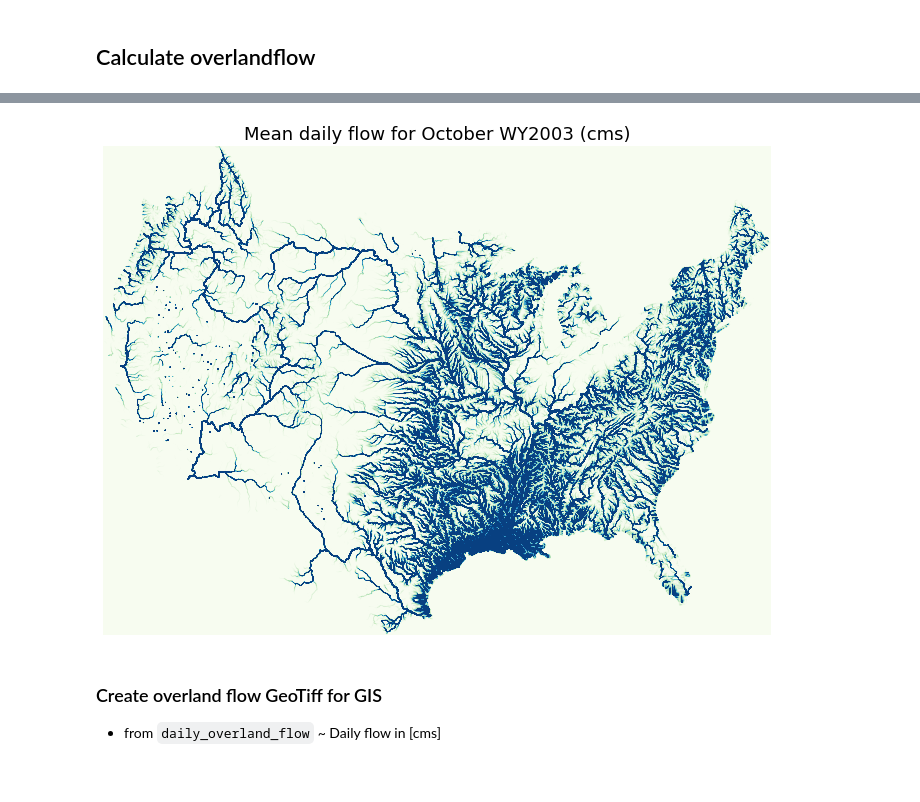
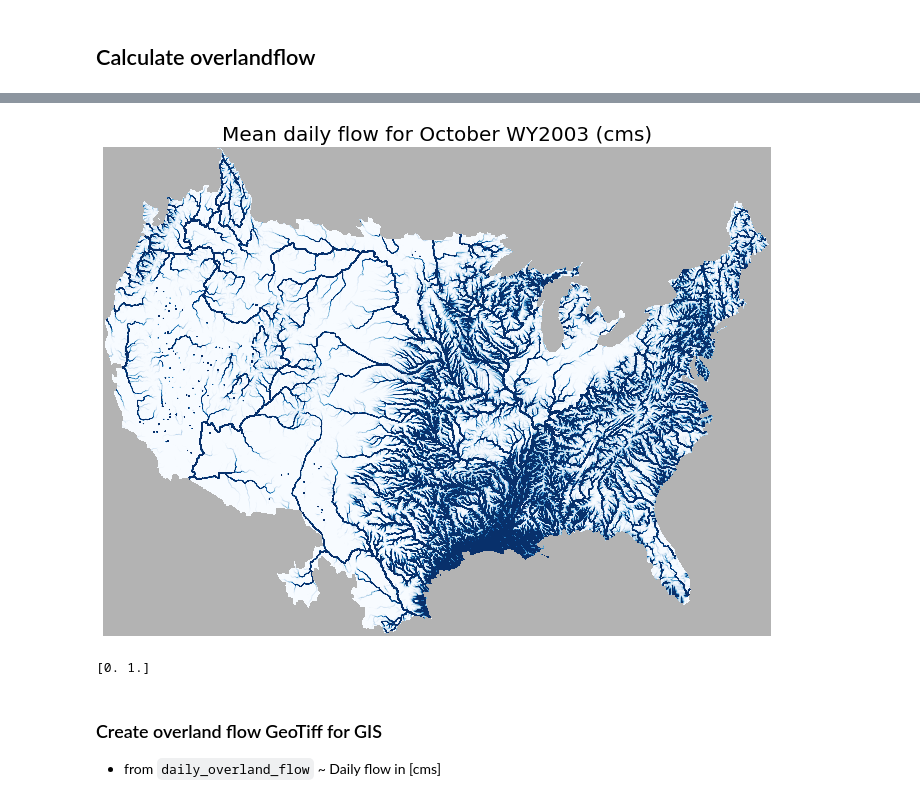
Before and after one commit to danielletijerina/PFCONUS2-analysis, a Jupyter notebook: scripts/Validation/Streamflow/Simulation_Analysis_npl-overlandflow.ipynb, the cells around one changed output, grey strips where cells are left out. Saved outputs shown, nothing was run; the diff lists cells and outputs as text; code cells hidden in the pictures.

Commit message:
added CONUS2 flow plot with mask

```diff
--- a/scripts/Validation/Streamflow/Simulation_Analysis_npl-overlandflow.ipynb
+++ b/scripts/Validation/Streamflow/Simulation_Analysis_npl-overlandflow.ipynb
@@ -229,15 +222,27 @@ plt.axis('off')
 # %%
-cmap_mask = plt.cm.GnBu.copy()
+cmap_mask = plt.cm.Reds.copy()
 cmap_mask.set_bad(color='grey')
-#cmap_mask.set_over(color='blue')
+pf_grid_flow_cms_day_avg[nanmask[-1,...]==0]=np.nan
 
-plt.figure(figsize = (12,9))
-plt.imshow(pf_grid_flow_cms_day_avg, cmap=cmap_mask, origin='lower', vmin = 0, vmax = 0.5)#cmap=cmap_mask
+fig = plt.figure(figsize = (12,9))
+ax = fig.add_subplot()
+
+ax.imshow(np.ma.masked_array(mask[-1,:,:],mask[-1,:,:]==0),origin='lower',cmap=cmap_mask,alpha=0.6)
+ax.imshow(pf_grid_flow_cms_day_avg,origin='lower', cmap='Blues', vmin=0, vmax=0.5)
+
+#ax.imshow(initial[layer,:,:],origin='lower',interpolation=None,vmin=vmin,vmax=vmax,cmap='Blues')
+#plt.imshow(np.ma.masked_array(nanmask[-1,:,:],nanmask[-1,:,:]==0),origin='lower',cmap=cmap_mask,alpha=0.6)
+#plt.imshow(np.ma.masked_array(pf_grid_flow_cms_day_avg, mask==1),origin='lower', vmax=0.5)
+#plt.imshow(pf_grid_flow_cms_day_avg, cmap='Blues', origin='lower', vmin = 0, vmax = 0.5)
+plt.axis('off')
 #plt.colorbar()
-plt.title('Mean daily flow for October WY2003 (cms)', fontsize = 18)
-plt.axis('off')
+plt.title('Mean daily flow for October WY2003 (cms)', fontsize = 20)
+
 plt.savefig(f'{plot_dir}/Average_daily_flow_for_October_WY2003_cms.png', dpi=300)
-#plt.show()
 # %% [output]
-[figure, old version]
+[figure, new version]
+# %%
+print(np.unique(nanmask[-1,:,:]))
+# %% [output]
+[0. 1.]
 # %%
```
Also changed, not shown: parts of 4 cells of this notebook.
